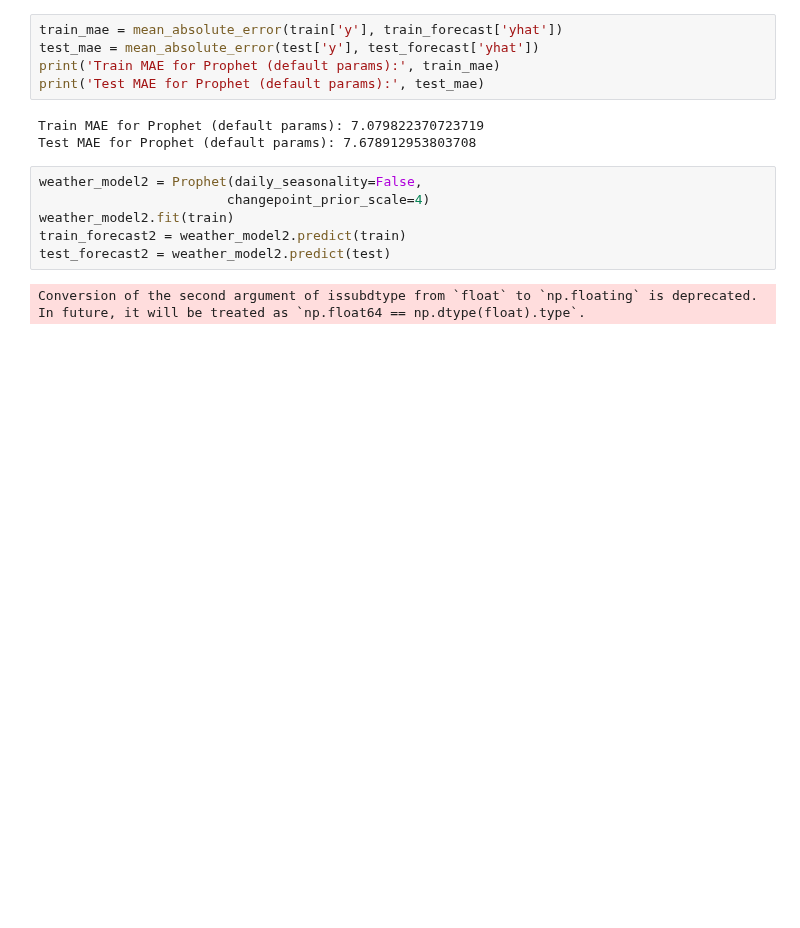
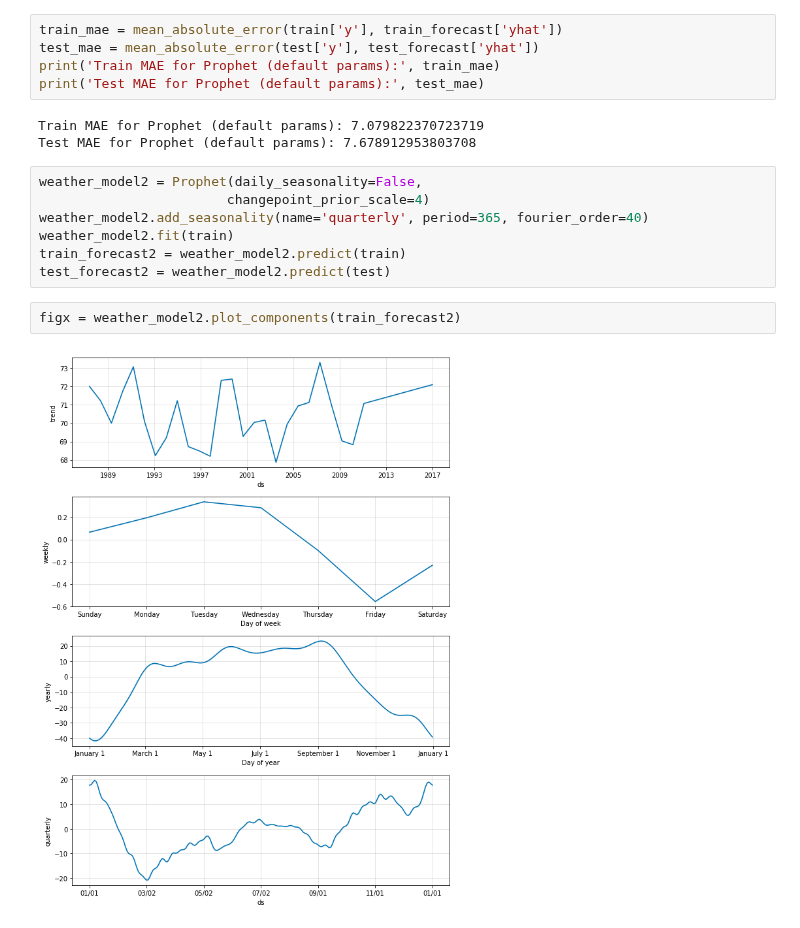
Before and after one commit to bloominstituteoftechnology/DS-Unit-2-Regression-1, a Jupyter notebook: module2-evaluating-forecasts/Prophet Weather Forecast.ipynb, the cells around one changed output. Drawn from its saved outputs; the diff is of its cells as text; blank space fills up the shorter version.

```diff
--- a/module2-evaluating-forecasts/Prophet Weather Forecast.ipynb
+++ b/module2-evaluating-forecasts/Prophet Weather Forecast.ipynb
@@ -151,11 +123,14 @@ Test MAE for Prophet (default params): 7.678912953803708
 # %%
 weather_model2 = Prophet(daily_seasonality=False,
                         changepoint_prior_scale=4)
+weather_model2.add_seasonality(name='quarterly', period=365, fourier_order=40)
 weather_model2.fit(train)
 train_forecast2 = weather_model2.predict(train)
 test_forecast2 = weather_model2.predict(test)
-# %% [output]
-Conversion of the second argument of issubdtype from `float` to `np.floating` is deprecated. In future, it will be treated as `np.float64 == np.dtype(float).type`.
+# %%
+figx = weather_model2.plot_components(train_forecast2)
+# %% [output]
+[figure, added]
 # %%
 plt.figure(figsize=(16,8))
 ax = sns.lineplot(x='ds', y='y', color='skyblue', data=train, label='Train')
```
Also changed, not shown: parts of 25 cells of this notebook.
